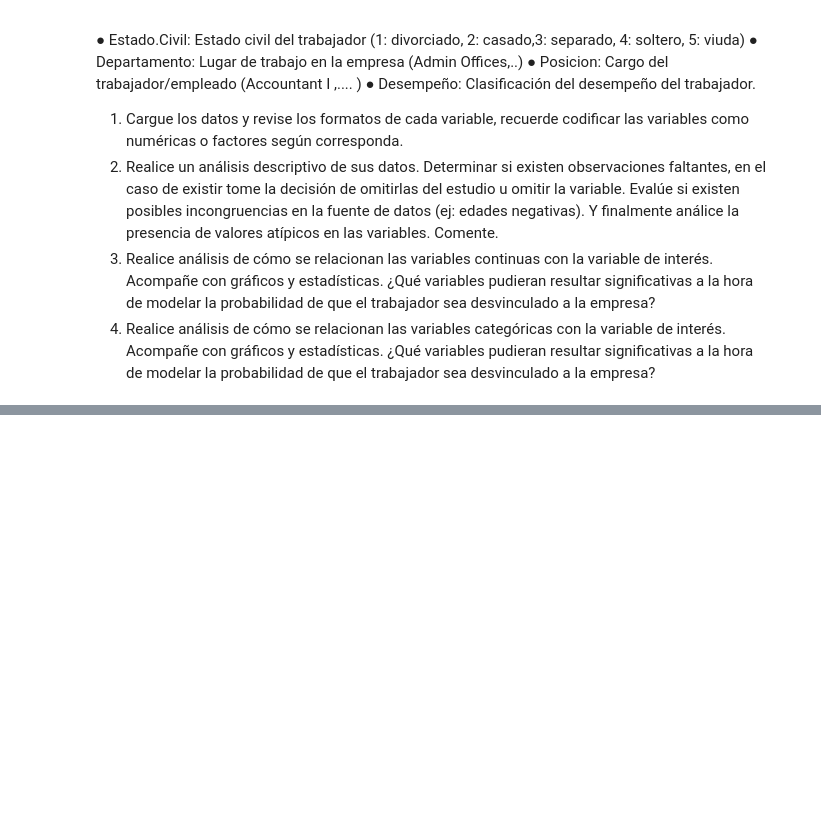
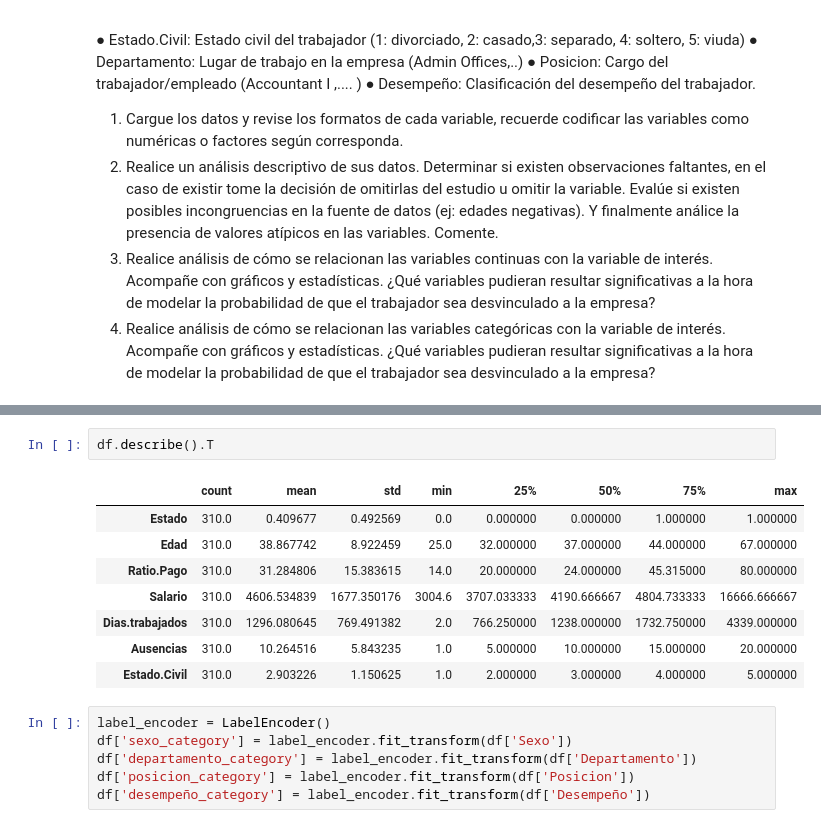
Before and after one commit to saert3311/ciencia-datos-aspasia, a Jupyter notebook: M5/ejercicio4.ipynb, the cells around one changed output, grey strips where cells are left out. Drawn from its saved outputs; the diff is of its cells as text; blank space fills up the shorter version.

```diff
--- a/M5/ejercicio4.ipynb
+++ b/M5/ejercicio4.ipynb
@@ -39,0 +55,17 @@ df = pd.read_csv('rrhh.csv')
+# %%
+df.describe().T
+# %% [output]
+|  | count | mean | std | min | 25% | 50% | 75% | max |
+| Estado | 310.0 | 0.409677 | 0.492569 | 0.0 | 0.000000 | 0.000000 | 1.000000 | 1.000000 |
+| Edad | 310.0 | 38.867742 | 8.922459 | 25.0 | 32.000000 | 37.000000 | 44.000000 | 67.000000 |
+| Ratio.Pago | 310.0 | 31.284806 | 15.383615 | 14.0 | 20.000000 | 24.000000 | 45.315000 | 80.000000 |
+| Salario | 310.0 | 4606.534839 | 1677.350176 | 3004.6 | 3707.033333 | 4190.666667 | 4804.733333 | 16666.666667 |
+| Dias.trabajados | 310.0 | 1296.080645 | 769.491382 | 2.0 | 766.250000 | 1238.000000 | 1732.750000 | 4339.000000 |
+| Ausencias | 310.0 | 10.264516 | 5.843235 | 1.0 | 5.000000 | 10.000000 | 15.000000 | 20.000000 |
+| Estado.Civil | 310.0 | 2.903226 | 1.150625 | 1.0 | 2.000000 | 3.000000 | 4.000000 | 5.000000 |
+# %%
+label_encoder = LabelEncoder()
+df['sexo_category'] = label_encoder.fit_transform(df['Sexo'])
+df['departamento_category'] = label_encoder.fit_transform(df['Departamento'])
+df['posicion_category'] = label_encoder.fit_transform(df['Posicion'])
+df['desempeño_category'] = label_encoder.fit_transform(df['Desempeño'])
```
Also changed, not shown: parts of 17 cells of this notebook.
